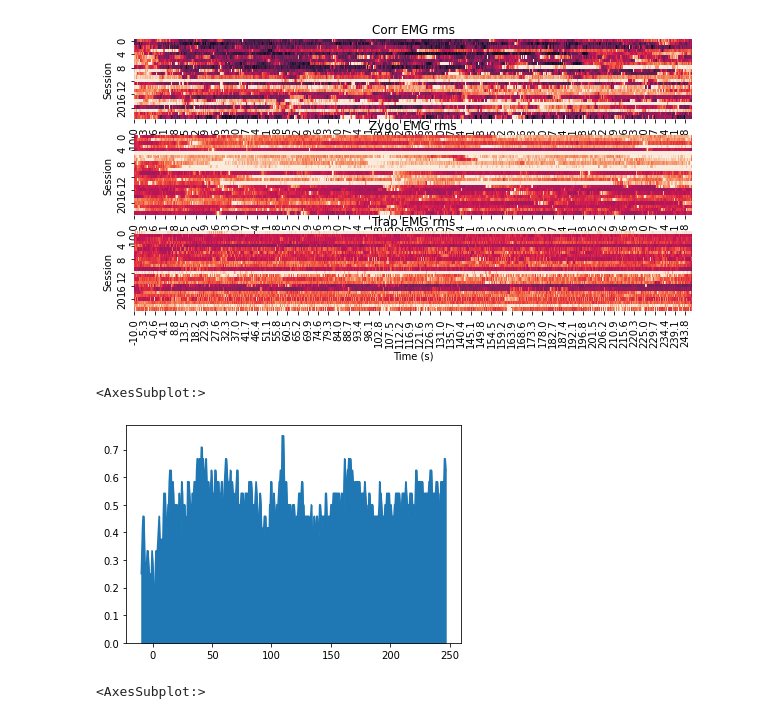
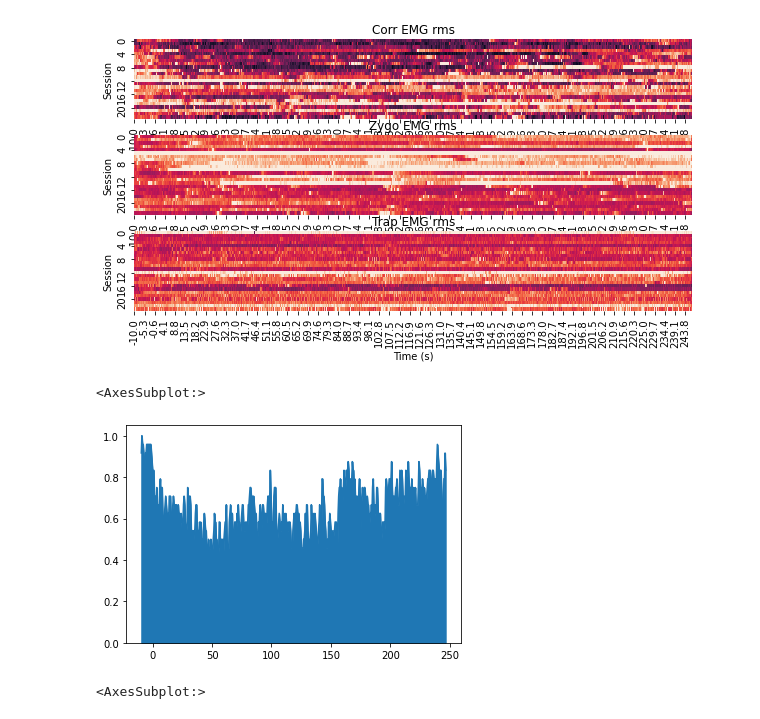
Before and after one commit to finn42/ActivityAnalysis_PythonConversion, a Jupyter notebook: LocalActivityTest_demo.ipynb, the cells around one changed output. Saved outputs shown, nothing was run; the diff lists cells and outputs as text; code cells hidden in the pictures.

```diff
--- a/LocalActivityTest_demo.ipynb
+++ b/LocalActivityTest_demo.ipynb
@@ -175,12 +175,12 @@ plt.show()
 [figure]
 # %%
 actType='UBound'
-Thresh = 3
+Thresh = 2
 AC = activityCount(Data,FrameSize,HopSize,Thresh,actType)
 AC['Total'].plot.area()
 # %% [output]
 <AxesSubplot:>
-[figure, old version]
+[figure, new version]
 # %%
 actType='LBound'
 Thresh = 2
```
Also changed, not shown: parts of 12 cells of this notebook, 1 other file.
